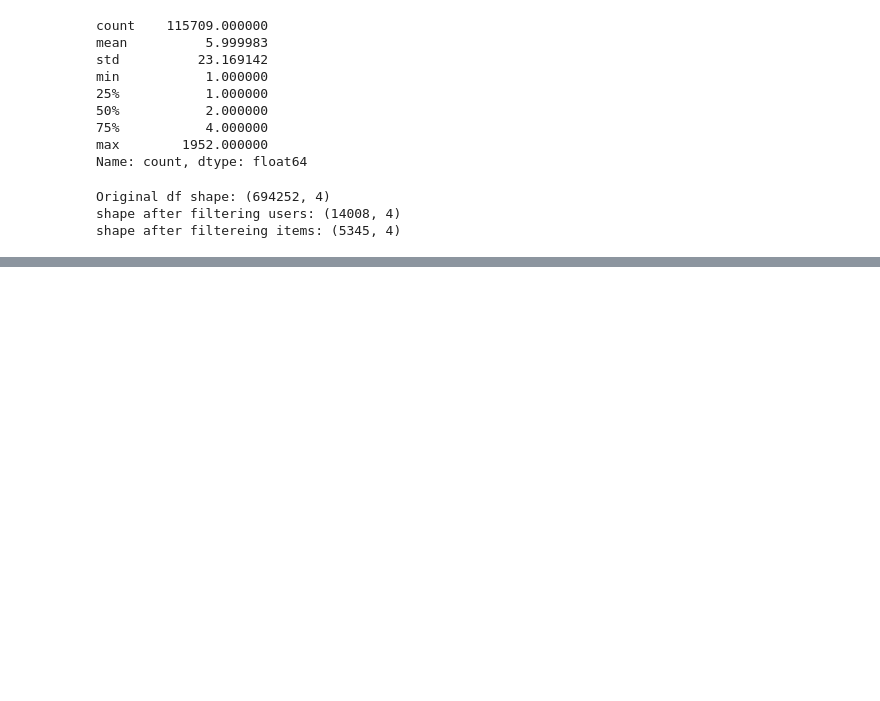
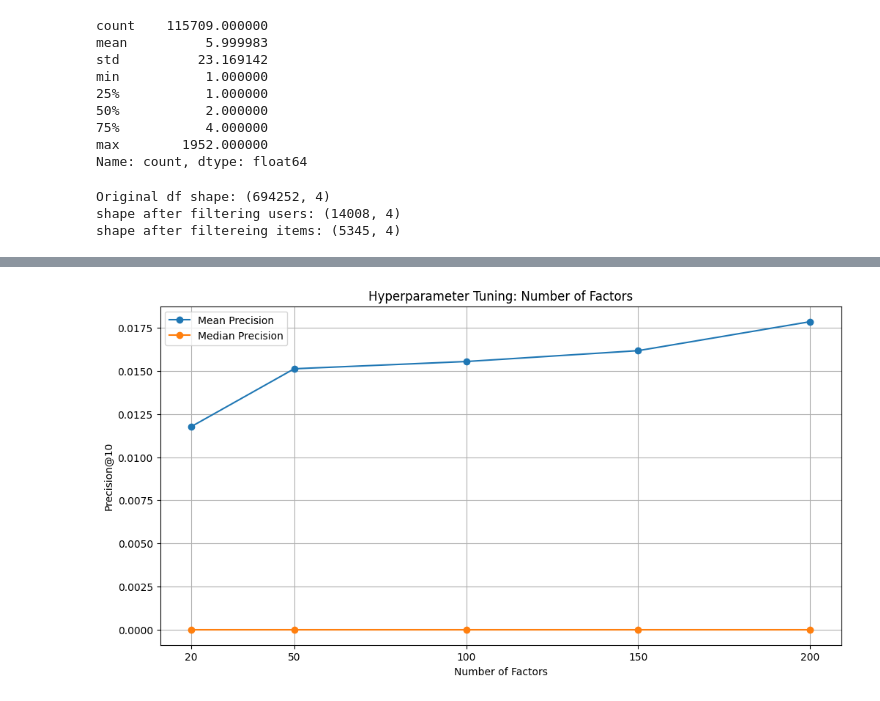
Before and after one commit to joelcrouch/large-scale-ranking-system, a Jupyter notebook: scripts/data_utils/data_exploration.ipynb, the cells around one changed output, grey strips where cells are left out. Drawn from its saved outputs; the diff is of its cells as text; code cells hidden in the pictures; blank space fills up the shorter version.

```diff
--- a/scripts/data_utils/data_exploration.ipynb
+++ b/scripts/data_utils/data_exploration.ipynb
@@ -150,0 +445,89 @@ shape after filtereing items: (5345, 4)
+# %%
+import time
+import numpy as np
+import pandas as pd
+import matplotlib.pyplot as plt
+import implicit
+
+# --- Hyperparameters to test ---
+# We'll start by tuning the number of factors
+factor_values = [20, 50, 100, 150, 200]
+
+# --- Store results ---
+tuning_results = []
+
+# --- Get the sample of users for consistent evaluation ---
+num_users_to_test = 1000
+test_users = test_df['userId'].unique()
+if len(test_users) > num_users_to_test:
+    sample_users = np.random.choice(test_users, size=num_users_to_test, replace=False)
+else:
+    sample_users = test_users
+
+# --- Get mappings and training matrix ---
+user_map = dict(zip(train_df['userId'], train_df['userId_cat']))
+item_cat_to_id = dict(zip(train_df['itemId_cat'], train_df['itemId']))
+train_user_item_matrix_csr = user_item_matrix.tocsr()
+
+
+# --- Loop through the hyperparameter values ---
+for factors in factor_values:
+    print(f"--- Training model with {factors} factors ---")
+    start_time = time.time()
+
+    # --- 1. Train the model ---
+    model = implicit.als.AlternatingLeastSquares(factors=factors, random_state=42)
+    model.fit(user_item_matrix)
+    training_time = time.time() - start_time
+    print(f"Training time: {training_time:.2f} seconds")
+
+    # --- 2. Evaluate the model ---
+    precisions = []
+    for user_id in sample_users:
+        if user_id not in user_map:
+            continue
+        user_cat = user_map[user_id]
+        recommended_item_cats, scores = model.recommend(user_cat, train_user_item_matrix_csr[user_cat], N=10)
+        recommended_item_ids = [item_cat_to_id[i] for i in recommended_item_cats]
+        actual_items = test_df[test_df['userId'] == user_id]['itemId'].tolist()
+        hits = len(set(recommended_item_ids) & set(actual_items))
+        precision = hits / 10.0
+        precisions.append(precision)
+
+    # --- 3. Store the results ---
+    if precisions:
+        mean_precision = np.mean(precisions)
+        median_precision = np.median(precisions)
+    else:
+        mean_precision = 0
+        median_precision = 0
+
+    tuning_results.append({
+        'factors': factors,
+        'mean_precision': mean_precision,
+        'median_precision': median_precision,
+        'training_time_seconds': training_time
+    })
+    print(f"Mean Precision@10: {mean_precision:.4f}")
+    print(f"Median Precision@10: {median_precision:.4f}")
+    print("------------------------------------")
+
+
+# --- Display Final Results ---
+print("\n--- Hyperparameter Tuning Results ---")
+results_df = pd.DataFrame(tuning_results)
+print(results_df)
+
+# --- Plot the results for easy comparison ---
+if not results_df.empty:
+    plt.figure(figsize=(12, 6))
+    plt.plot(results_df['factors'], results_df['mean_precision'], marker='o', label='Mean Precision')
+    plt.plot(results_df['factors'], results_df['median_precision'], marker='o', label='Median Precision')
+    plt.title('Hyperparameter Tuning: Number of Factors')
+    plt.xlabel('Number of Factors')
+    plt.ylabel('Precision@10')
+    plt.xticks(factor_values)
+    plt.legend()
+    plt.grid(True)
+    plt.show()
+# %% [output]
@@ -150,0 +567 @@ shape after filtereing items: (5345, 4)
+[figure, added]
```
Also changed, not shown: parts of 12 cells of this notebook, 2 other files.
